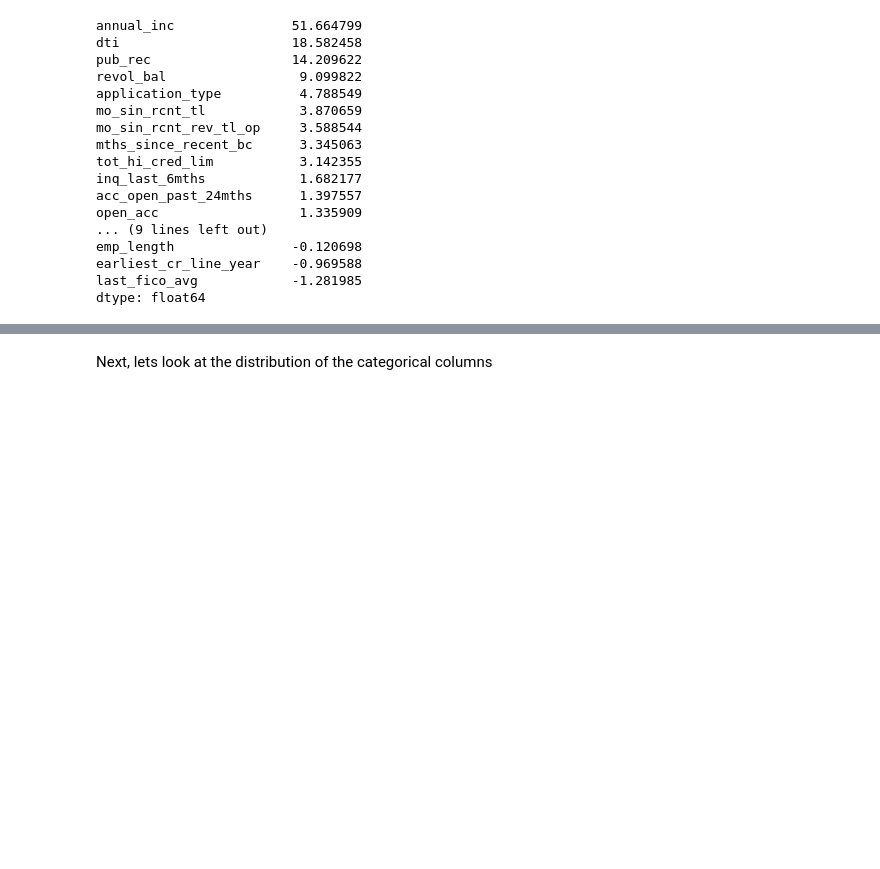
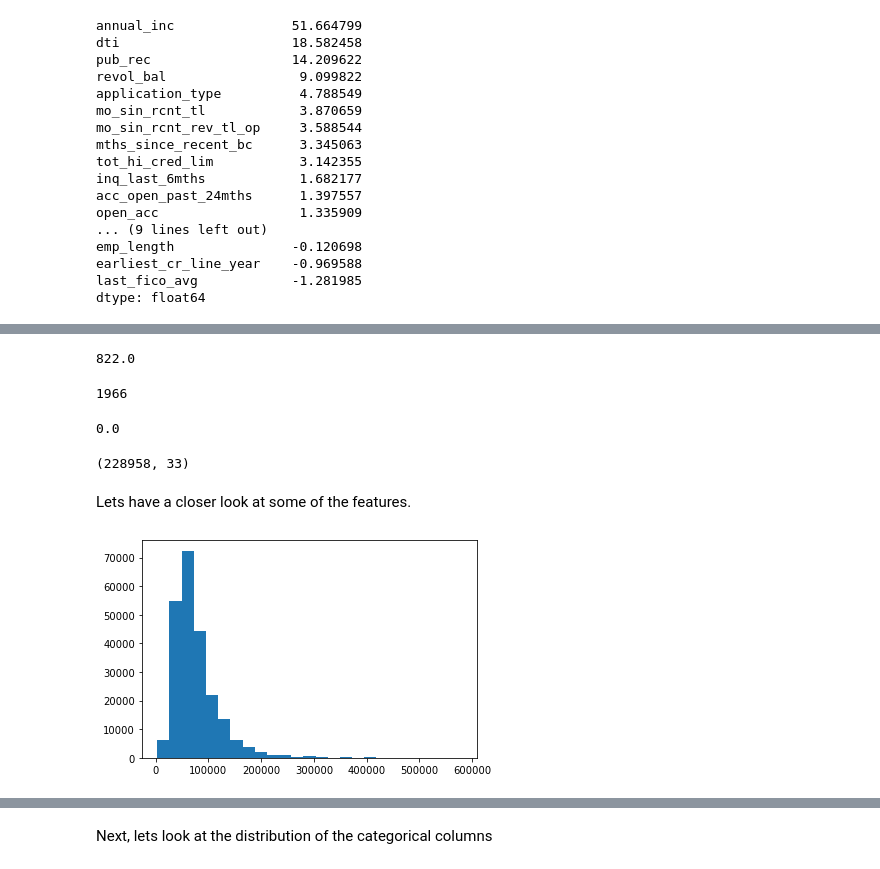
Before and after one commit to hsalahi23/Loan-application-predictor, a Jupyter notebook: Notebook2.ipynb, the cells around one changed output, grey strips where cells are left out. Saved outputs shown, nothing was run; the diff lists cells and outputs as text; code cells hidden in the pictures; blank space fills up the shorter version.

```diff
--- a/Notebook2.ipynb
+++ b/Notebook2.ipynb
@@ -115,0 +185,18 @@ The issue with right skew should not create any problem as we will use MinMaxSca
+# %%
+cum_sum_fico_avg = loan_sample['fico_avg'].value_counts().sort_index().cumsum()/loan_sample.shape[0]
+max_fico_avg = cum_sum_fico_avg[cum_sum_fico_avg.values<max_per].index[-1]
+max_fico_avg
+# %% [output]
+822.0
+# %%
+cum_sum_earliest_cr_line_year = loan_sample['earliest_cr_line_year'].value_counts().sort_index().cumsum()/loan_sample.shape[0]
+max_earliest_cr_line_year = cum_sum_earliest_cr_line_year[cum_sum_earliest_cr_line_year.values<(1-max_per)].index[-1]
+max_earliest_cr_line_year
+# %% [output]
+1966
+# %%
+cum_sum_last_fico_avg = loan_sample['last_fico_avg'].value_counts().sort_index().cumsum()/loan_sample.shape[0]
+max_last_fico_avg = cum_sum_last_fico_avg[cum_sum_last_fico_avg.values<1-max_per].index[-1]
+max_last_fico_avg
+# %% [output]
+0.0
@@ -115,0 +212,12 @@ The issue with right skew should not create any problem as we will use MinMaxSca
+# %%
+loan_sample.shape
+# %% [output]
+(228958, 33)
+# %% [markdown]
+Lets have a closer look at some of the features.
+# %%
+plt.figure()
+plt.hist(loan_sample['annual_inc'] , bins =25)
+plt.show()
+# %% [output]
+[figure, added]
```
Also changed, not shown: parts of 51 cells of this notebook, 1 other file.
